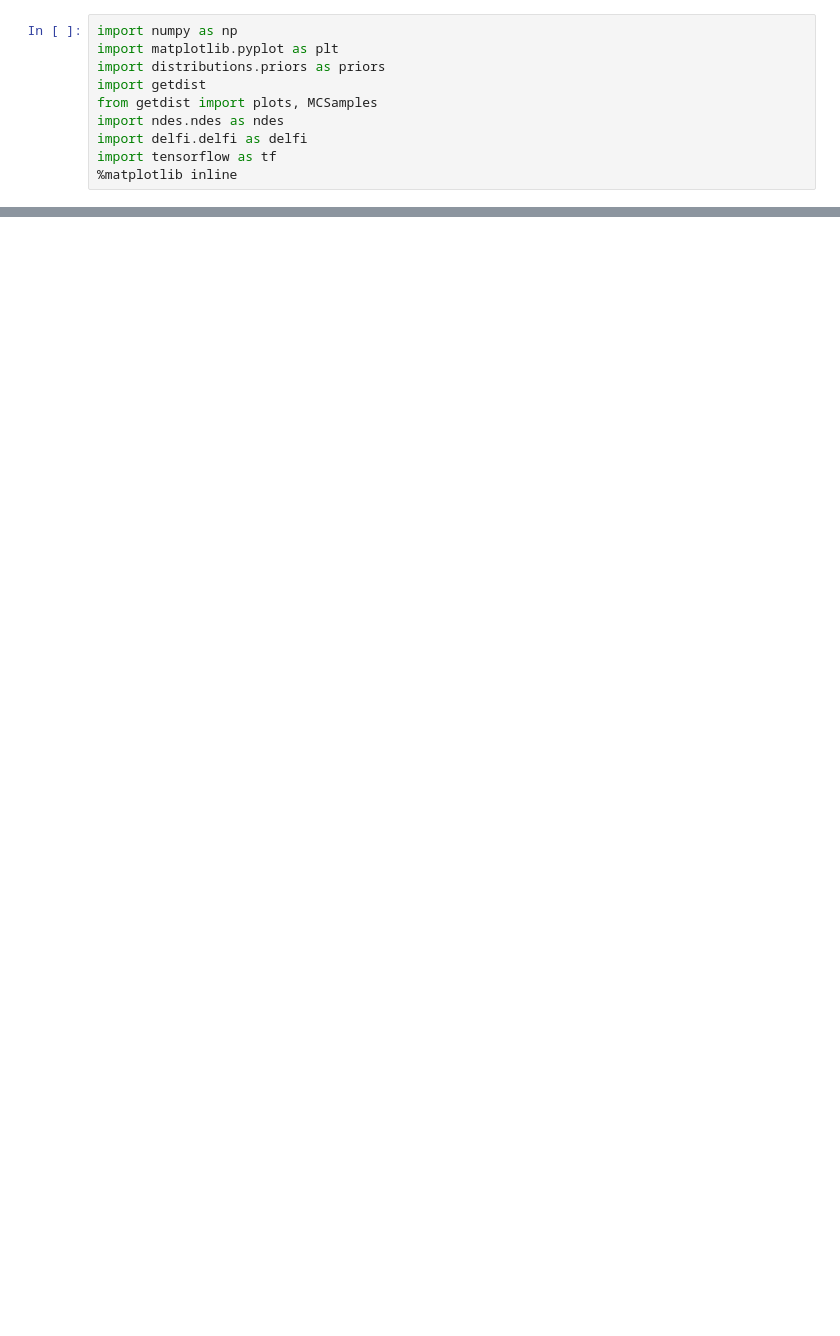
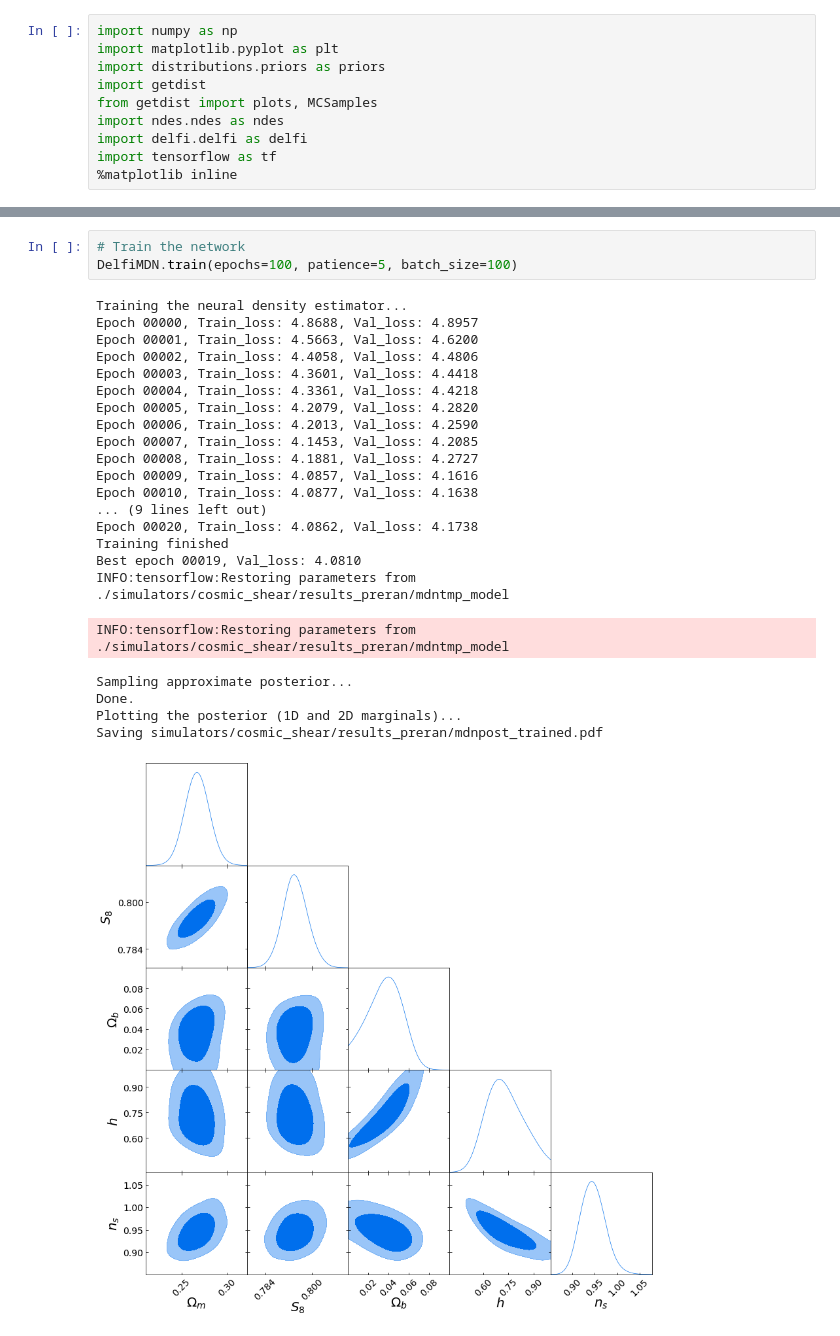
Before and after one commit to jasminelujia/pydelfi, a Jupyter notebook: cosmic_shear_preran_sims.ipynb, the cells around one changed output, grey strips where cells are left out. Drawn from its saved outputs; the diff is of its cells as text; blank space fills up the shorter version.

```diff
--- a/cosmic_shear_preran_sims.ipynb
+++ b/cosmic_shear_preran_sims.ipynb
@@ -98 +157,28 @@ Saving simulators/cosmic_shear/results_preran/post_trained.pdf
+# %%
+# Train the network
+DelfiMDN.train(epochs=100, patience=5, batch_size=100)
+# %% [output]
+Training the neural density estimator...
+Epoch 00000, Train_loss: 4.8688, Val_loss: 4.8957
+Epoch 00001, Train_loss: 4.5663, Val_loss: 4.6200
+Epoch 00002, Train_loss: 4.4058, Val_loss: 4.4806
+Epoch 00003, Train_loss: 4.3601, Val_loss: 4.4418
+Epoch 00004, Train_loss: 4.3361, Val_loss: 4.4218
+Epoch 00005, Train_loss: 4.2079, Val_loss: 4.2820
+Epoch 00006, Train_loss: 4.2013, Val_loss: 4.2590
+Epoch 00007, Train_loss: 4.1453, Val_loss: 4.2085
+Epoch 00008, Train_loss: 4.1881, Val_loss: 4.2727
+Epoch 00009, Train_loss: 4.0857, Val_loss: 4.1616
+Epoch 00010, Train_loss: 4.0877, Val_loss: 4.1638
+... (9 lines left out)
+Epoch 00020, Train_loss: 4.0862, Val_loss: 4.1738
+Training finished
+Best epoch 00019, Val_loss: 4.0810
+INFO:tensorflow:Restoring parameters from ./simulators/cosmic_shear/results_preran/mdntmp_model
+INFO:tensorflow:Restoring parameters from ./simulators/cosmic_shear/results_preran/mdntmp_model
+Sampling approximate posterior...
+Done.
+Plotting the posterior (1D and 2D marginals)...
+Saving simulators/cosmic_shear/results_preran/mdnpost_trained.pdf
+[figure, added]
 # %%
```
Also changed, not shown: parts of 15 cells of this notebook, 21 other files.
